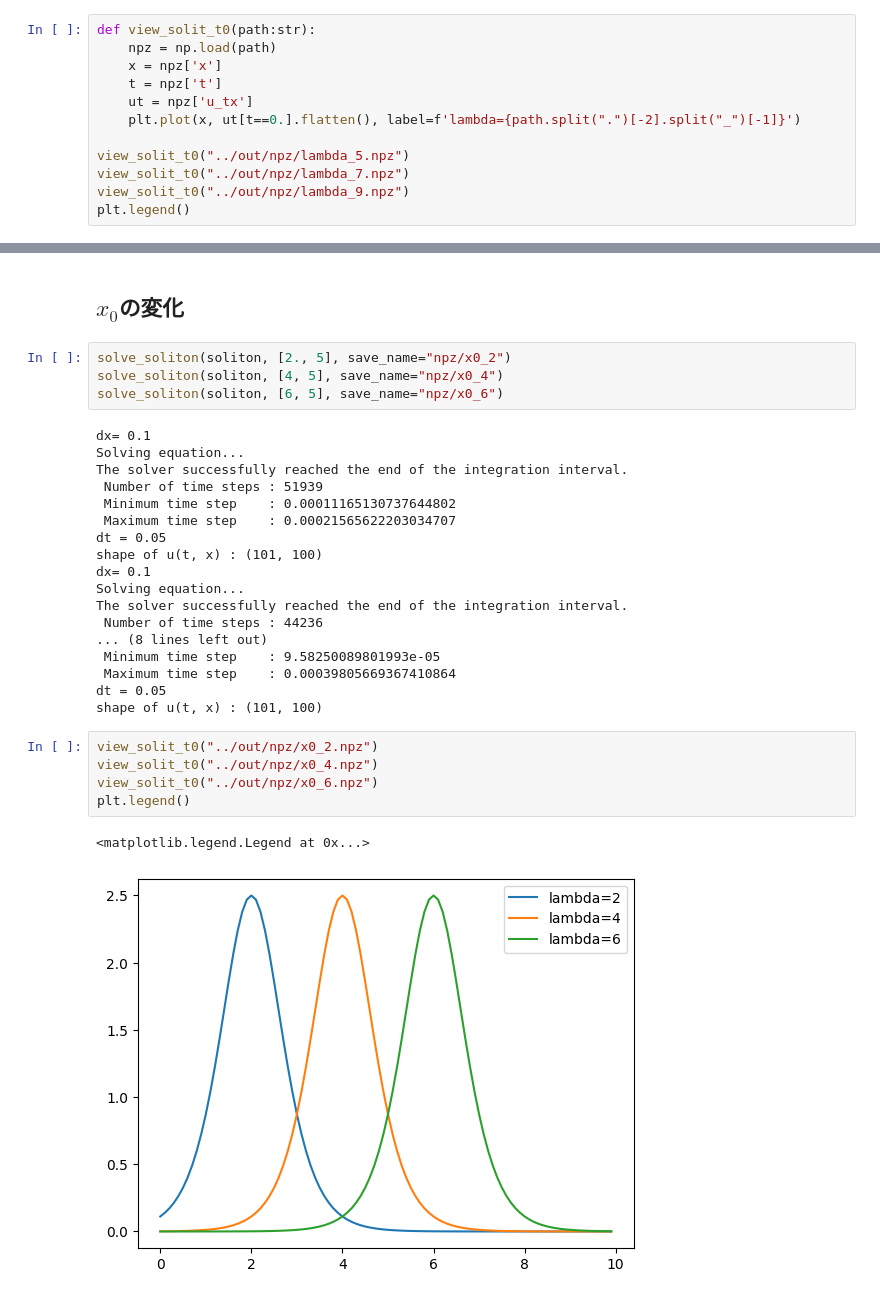
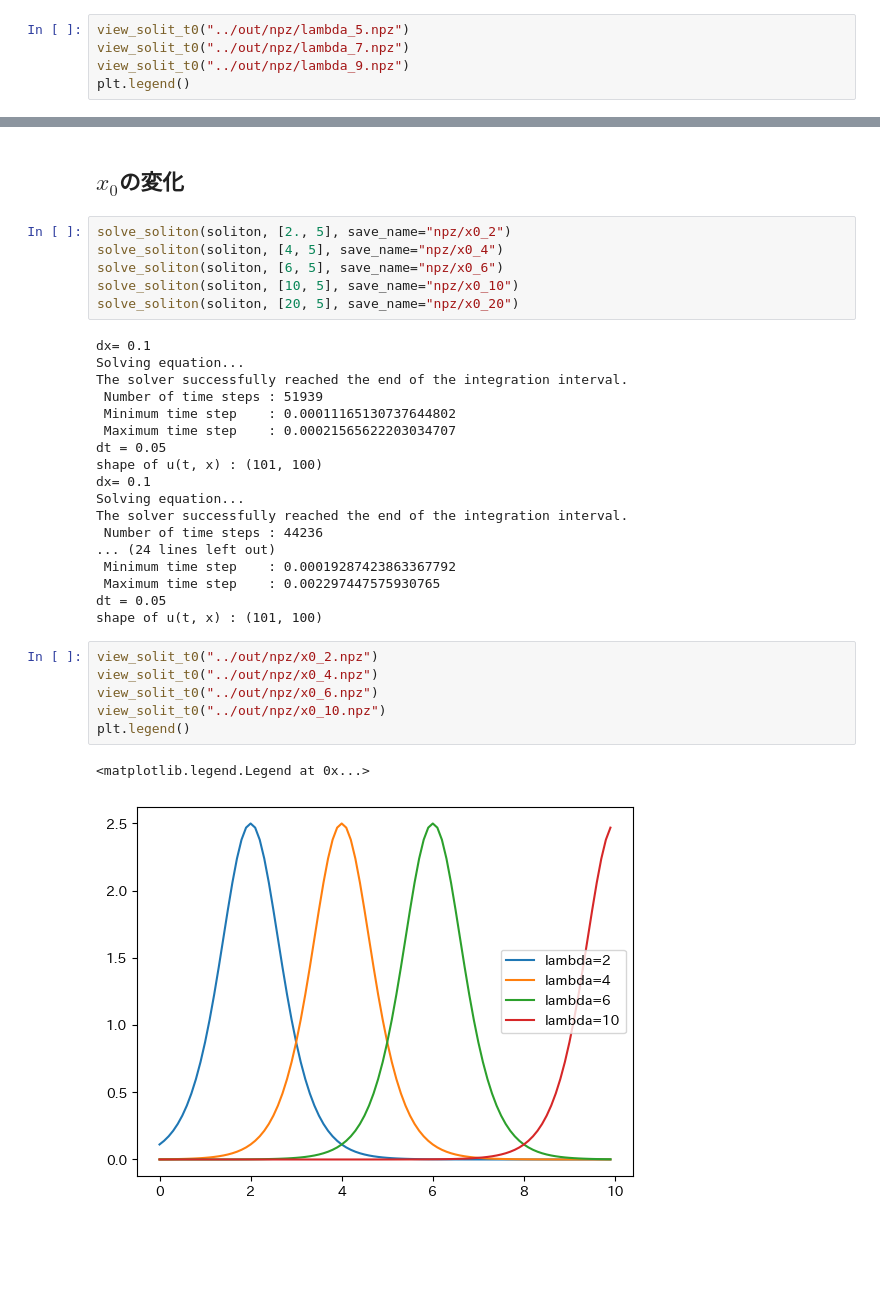
Before and after one commit to eri61/computer_physics, a Jupyter notebook: submit/report2/code/report2_pr1.ipynb, the cells around one changed output, grey strips where cells are left out. Cells and saved outputs as stored; diff of their text form; blank space fills up the shorter version.

Commit message:
modified *ipynb; split by question

```diff
--- a/submit/report2/code/report2_pr1.ipynb
+++ b/submit/report2/code/report2_pr1.ipynb
@@ -68,13 +69,6 @@ The solver successfully reached the end of the integration interval.
 dt = 0.05
 shape of u(t, x) : (101, 100)
 # %%
-def view_solit_t0(path:str):
-    npz = np.load(path)
-    x = npz['x']
-    t = npz['t']
-    ut = npz['u_tx']
-    plt.plot(x, ut[t==0.].flatten(), label=f'lambda={path.split(".")[-2].split("_")[-1]}')
-
 view_solit_t0("../out/npz/lambda_5.npz")
 view_solit_t0("../out/npz/lambda_7.npz")
 view_solit_t0("../out/npz/lambda_9.npz")
@@ -176,6 +185,8 @@ Text(0, 0.5, '振幅')
 solve_soliton(soliton, [2., 5], save_name="npz/x0_2")
 solve_soliton(soliton, [4, 5], save_name="npz/x0_4")
 solve_soliton(soliton, [6, 5], save_name="npz/x0_6")
+solve_soliton(soliton, [10, 5], save_name="npz/x0_10")
+solve_soliton(soliton, [20, 5], save_name="npz/x0_20")
 # %% [output]
 dx= 0.1
 Solving equation...
@@ -189,19 +200,20 @@ dx= 0.1
 Solving equation...
 The solver successfully reached the end of the integration interval.
  Number of time steps : 44236
-... (8 lines left out)
- Minimum time step    : 9.58250089801993e-05
- Maximum time step    : 0.00039805669367410864
+... (24 lines left out)
+ Minimum time step    : 0.00019287423863367792
+ Maximum time step    : 0.002297447575930765
 dt = 0.05
 shape of u(t, x) : (101, 100)
 # %%
 view_solit_t0("../out/npz/x0_2.npz")
 view_solit_t0("../out/npz/x0_4.npz")
 view_solit_t0("../out/npz/x0_6.npz")
+view_solit_t0("../out/npz/x0_10.npz")
 plt.legend()
 # %% [output]
 <matplotlib.legend.Legend at 0x...>
-[figure, old version]
+[figure, new version]
 # %%
 view_solit_t065("../out/npz/x0_2.npz")
 view_solit_t065("../out/npz/x0_4.npz")
```
Also changed, not shown: parts of 11 cells of this notebook, 1 other file.
